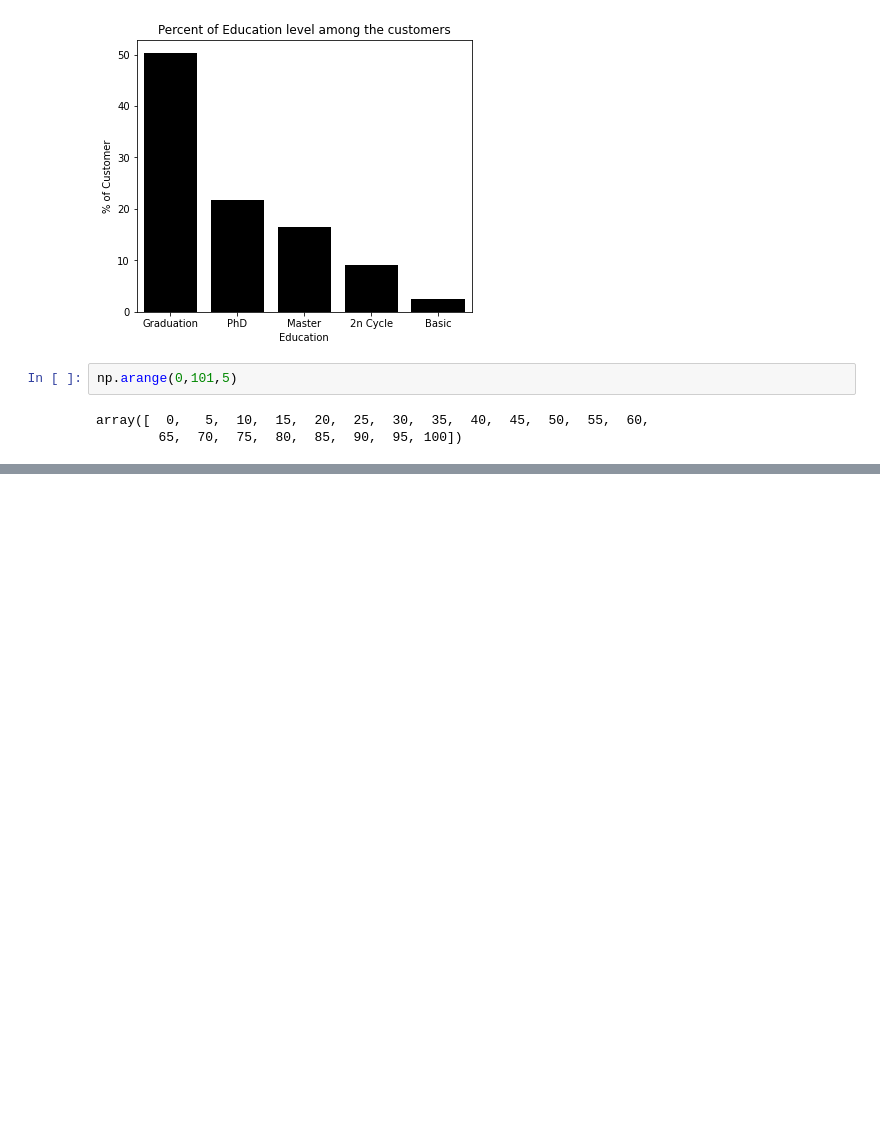
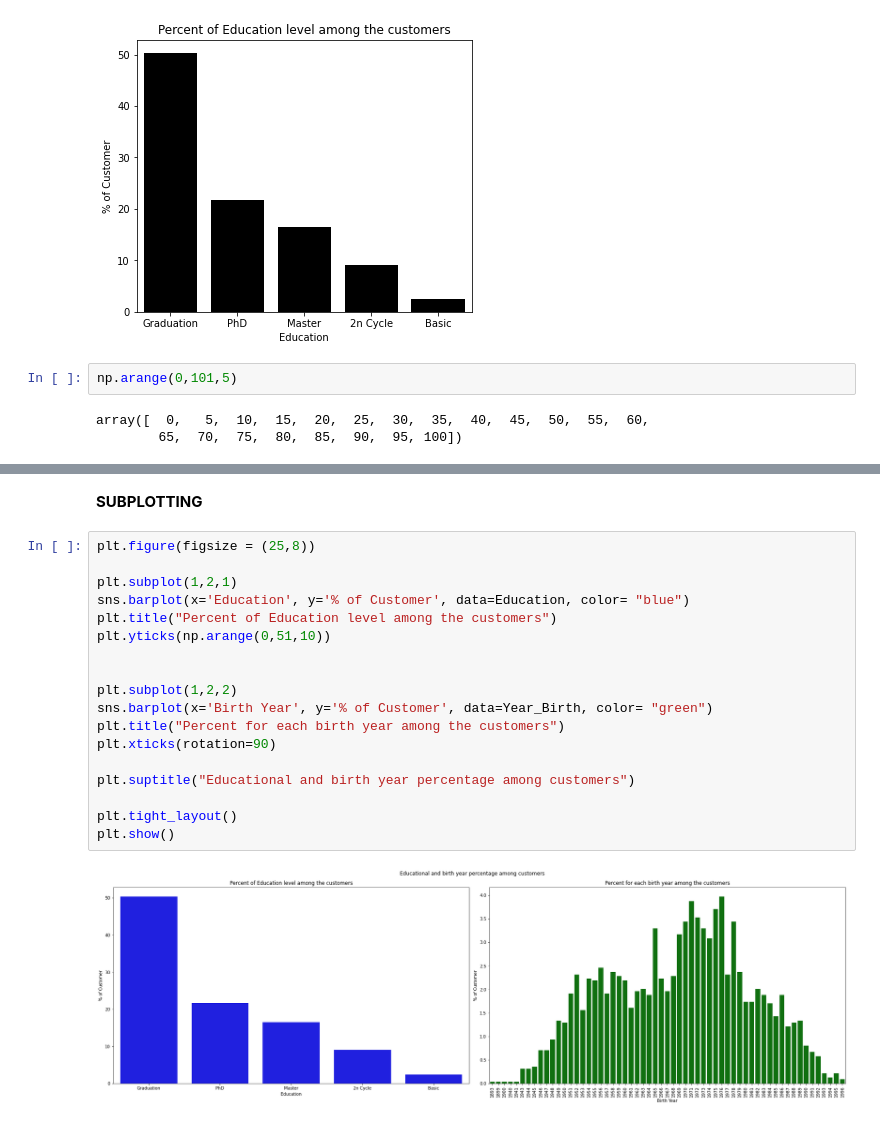
Before and after one commit to azratuni/Data-Visualization-with-Python, a Jupyter notebook: Data Visualization - Bar Plot.ipynb, the cells around one changed output, grey strips where cells are left out. Drawn from its saved outputs; the diff is of its cells as text; blank space fills up the shorter version.

```diff
--- a/Data Visualization - Bar Plot.ipynb
+++ b/Data Visualization - Bar Plot.ipynb
@@ -261,0 +258,22 @@ plt.figure(figsize = (21,6))
+# %% [markdown]
+<b>SUBPLOTTING</b>
+# %%
+plt.figure(figsize = (25,8))
+
+plt.subplot(1,2,1)
+sns.barplot(x='Education', y='% of Customer', data=Education, color= "blue")
+plt.title("Percent of Education level among the customers")
+plt.yticks(np.arange(0,51,10))
+
+
+plt.subplot(1,2,2)
+sns.barplot(x='Birth Year', y='% of Customer', data=Year_Birth, color= "green")
+plt.title("Percent for each birth year among the customers")
+plt.xticks(rotation=90)
+
+plt.suptitle("Educational and birth year percentage among customers")
+
+plt.tight_layout()
+plt.show()
+# %% [output]
+[figure, added]
```
Also changed, not shown: parts of 8 cells of this notebook.
